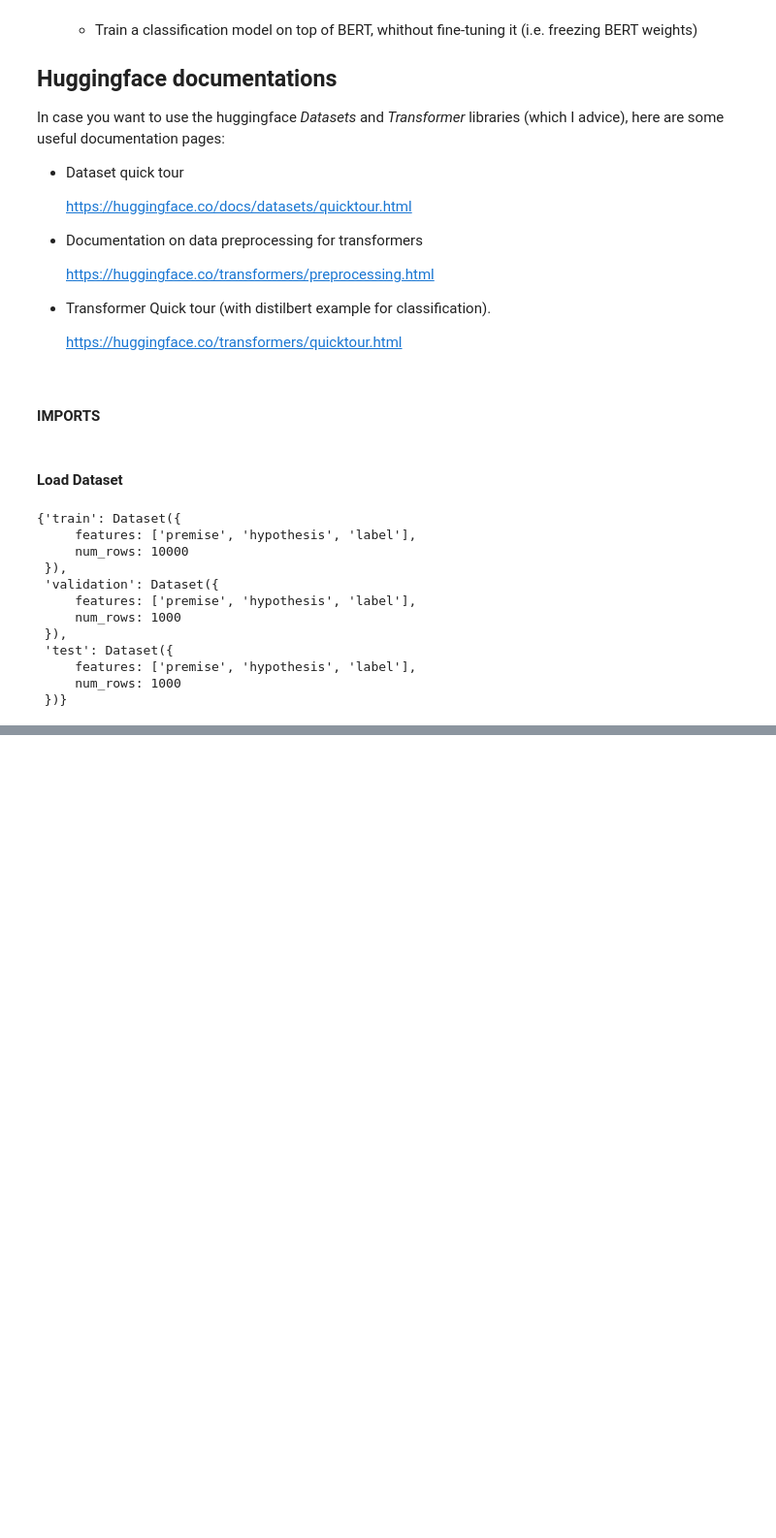
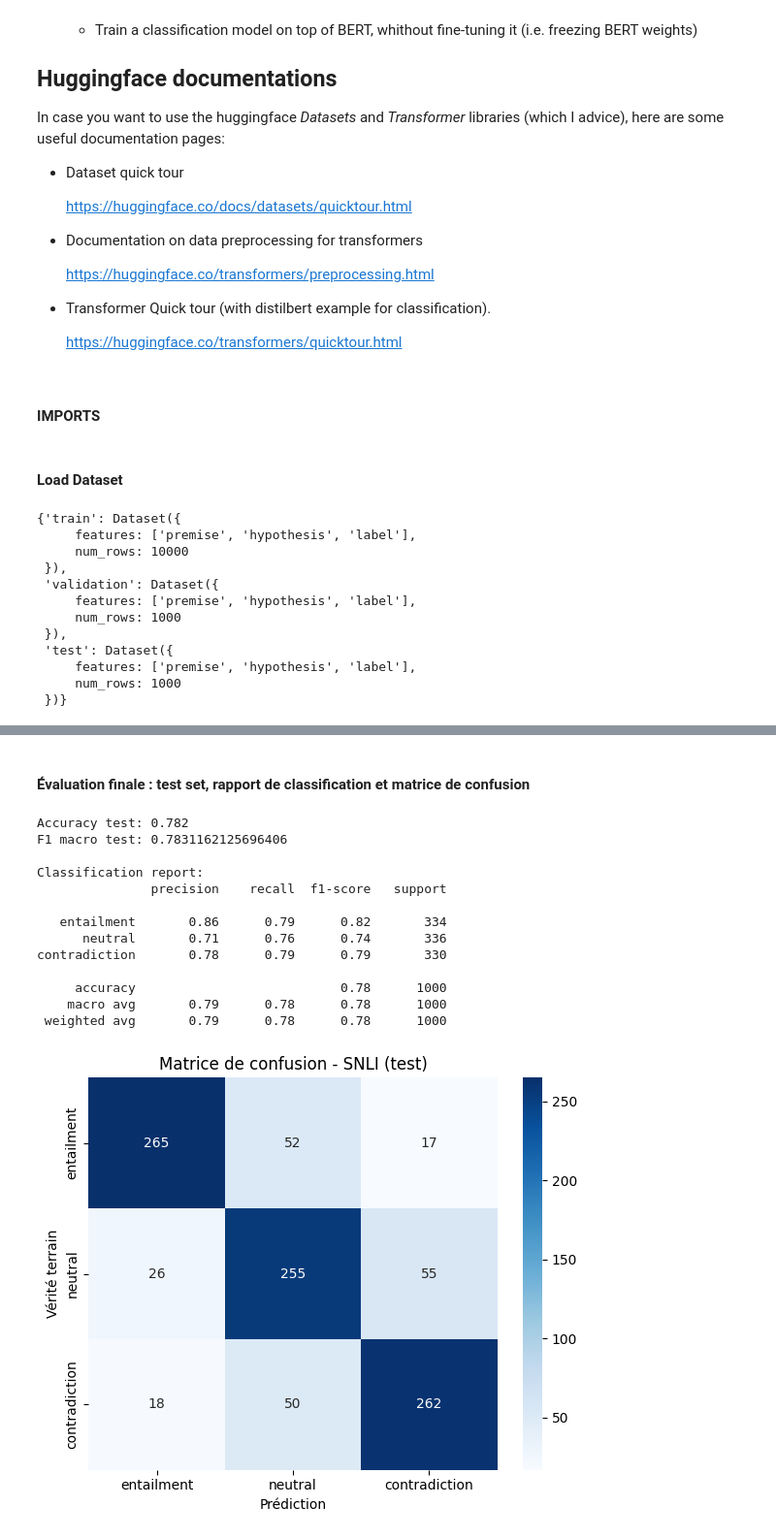
Before and after one commit to 4cvvq6svjp-png/snli_solution, a Jupyter notebook: tp8.ipynb, the cells around one changed output, grey strips where cells are left out. Shown at 97% size. Saved outputs shown, nothing was run; the diff lists cells and outputs as text; code cells hidden in the pictures; blank space fills up the shorter version.

Commit message:
premisses d'un premier essai sur un dataset restreint avec un BERT de huggingface et une tête de classification faite main (une sous classe de nn.Module

```diff
--- a/tp8.ipynb
+++ b/tp8.ipynb
@@ -145,0 +156,11 @@ tokenizer = AutoTokenizer.from_pretrained(bert_model)
+# %%
+# Labels names
+id2label = {0: "entailment", 1: "neutral", 2: "contradiction"}
+label2id = {v: k for k, v in id2label.items()}
+
+
+# an example
+ex = snli_small["train"][0]
+print("Premise    :", ex["premise"])
+print("Hypothesis :", ex["hypothesis"])
+print("Label      :", id2label[ex["label"]])
@@ -145,0 +344,42 @@ tokenizer = AutoTokenizer.from_pretrained(bert_model)
+# %% [markdown]
+#### Évaluation finale : test set, rapport de classification et matrice de confusion
+# %%
+test_metrics = evaluate_model(model, test_loader, device)
+y_true = test_metrics["y_true"]
+y_pred = test_metrics["y_pred"]
+
+print("Accuracy test:", test_metrics["accuracy"])
+print("F1 macro test:", test_metrics["f1_macro"])
+print("\nClassification report:")
+print(classification_report(y_true, y_pred, target_names=[id2label[i] for i in range(3)]))
+
+cm = confusion_matrix(y_true, y_pred)
+plt.figure(figsize=(6, 5))
+sns.heatmap(
+    cm,
+    annot=True,
+    fmt="d",
+    cmap="Blues",
+    xticklabels=[id2label[i] for i in range(3)],
+    yticklabels=[id2label[i] for i in range(3)],
+)
+plt.title("Matrice de confusion - SNLI (test)")
+plt.xlabel("Prédiction")
+plt.ylabel("Vérité terrain")
+plt.tight_layout()
+plt.show()
+# %% [output]
+Accuracy test: 0.782
+F1 macro test: 0.7831162125696406
+
+Classification report:
+               precision    recall  f1-score   support
+
+   entailment       0.86      0.79      0.82       334
+      neutral       0.71      0.76      0.74       336
+contradiction       0.78      0.79      0.79       330
+
+     accuracy                           0.78      1000
+    macro avg       0.79      0.78      0.78      1000
+ weighted avg       0.79      0.78      0.78      1000
+[figure, added]
```
Also changed, not shown: parts of 13 cells of this notebook.
